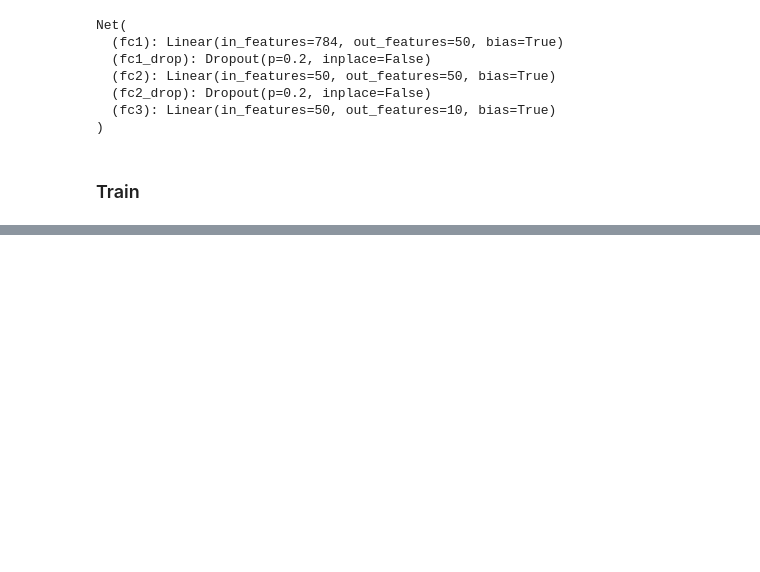
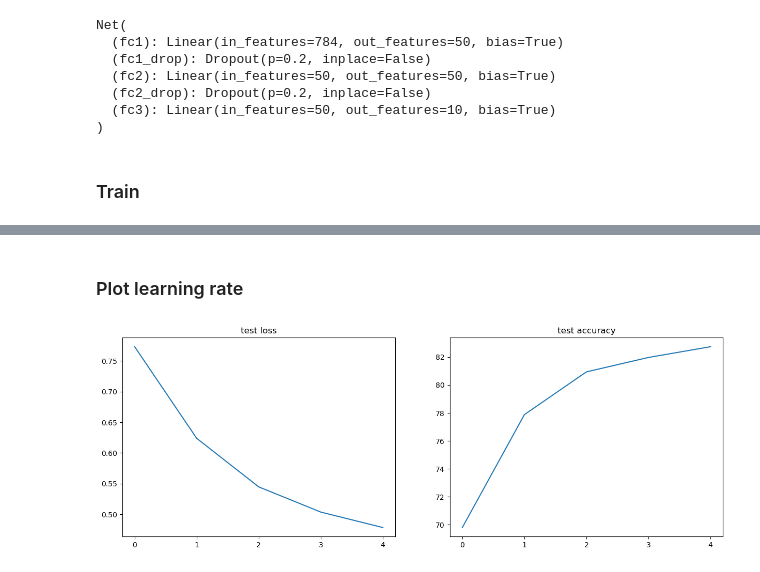
Before and after one commit to stakkato95/AIcourse, a Jupyter notebook: 3/3.ipynb, the cells around one changed output, grey strips where cells are left out. Cells and saved outputs as stored; diff of their text form; code cells hidden in the pictures; blank space fills up the shorter version.

```diff
--- a/3/3.ipynb
+++ b/3/3.ipynb
@@ -179,0 +183,18 @@ Wall time: 53.5 s
+# %% [markdown]
+### Plot learning rate
+# %%
+plt.figure(figsize=(15,5))
+
+plt.subplot(1,2,1)
+plt.plot(loss)
+plt.gca().set_xticks(range(len(loss)))
+plt.title('test loss')
+
+plt.subplot(1,2,2)
+plt.plot(accuracy)
+plt.gca().set_xticks(range(len(accuracy)))
+plt.title('test accuracy')
+
+plt.show()
+# %% [output]
+[figure, added]
```
Also changed, not shown: parts of 5 cells of this notebook.
